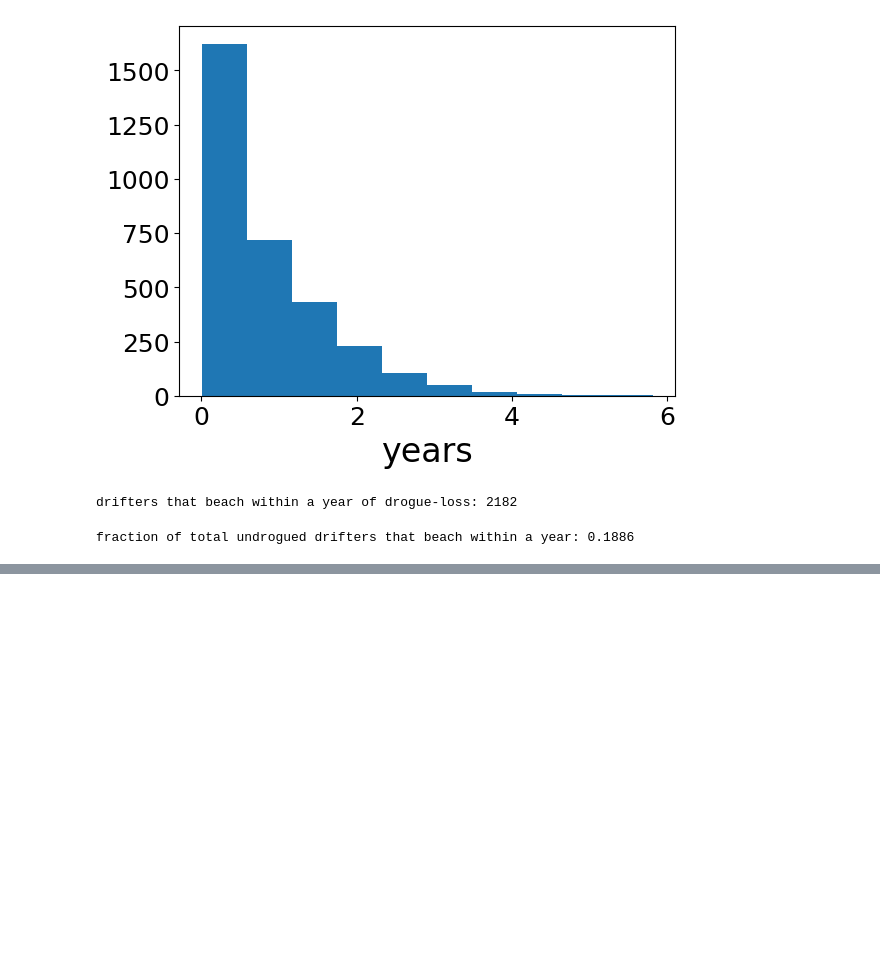
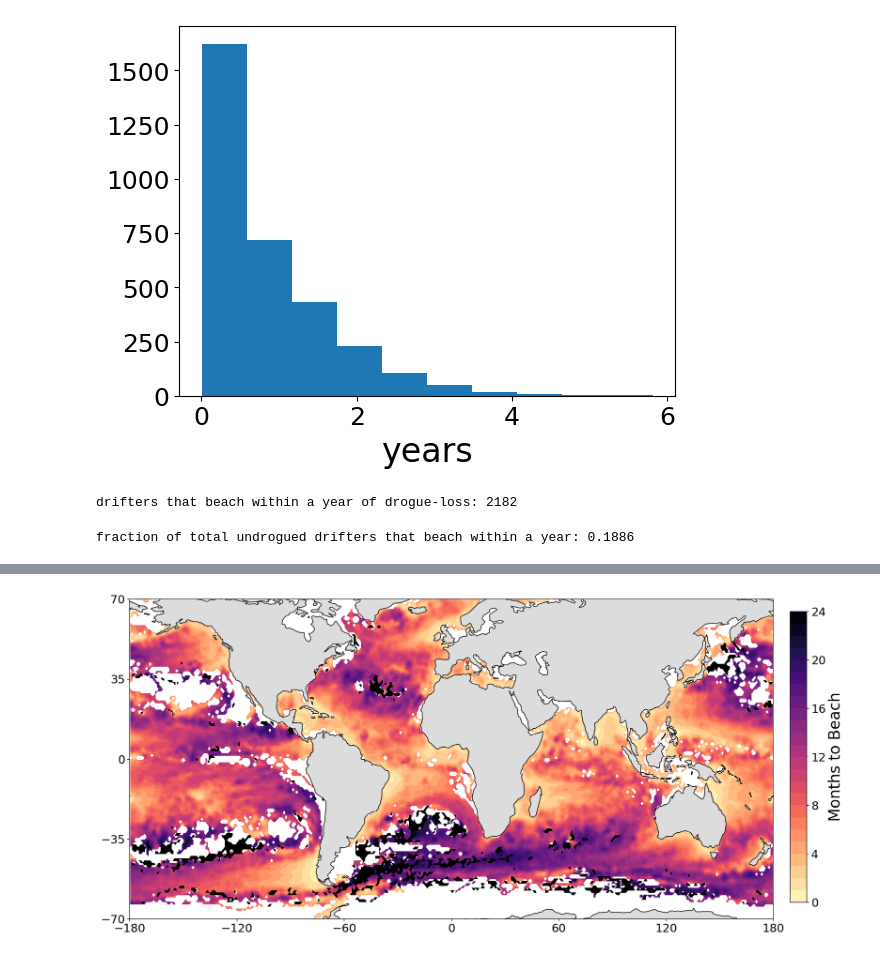
Before and after one commit to GHOpenonic/Global-ocean-beaching-pathways-of-surface-drifters, a Jupyter notebook: time_to_beach.ipynb, the cells around one changed output, grey strips where cells are left out. Cells and saved outputs as stored; diff of their text form; code cells hidden in the pictures; blank space fills up the shorter version.

```diff
--- a/time_to_beach.ipynb
+++ b/time_to_beach.ipynb
@@ -143,0 +106,13 @@ plt.show()
+# %%
+mean_months_to_beach, x_edge, y_edge, binnumber = sci_stats.binned_statistic_2d(
+    time_valid['lon'],
+    time_valid['lat'],
+    values=time_valid['time_to_beach_months'],
+    statistic='mean',
+    bins=[lon_bins, lat_bins]
+)
+
+mean_months_to_beach_filtered = nan_gaussian_filter(
+    mean_months_to_beach,
+    sigma=sigma
+)
@@ -144,3 +152,57 @@ plt.show()
+# %%
+world = gpd.read_file(geodatasets.data.naturalearth.land.path)
+
+fig, ax1 = plt.subplots(
+    1,
+    1,
+    figsize=(18, 9),
+    subplot_kw={'projection': ccrs.PlateCarree(central_longitude=0)}
+)
+
+ax1.set_extent([-180, 180, -70, 70], crs=ccrs.PlateCarree())
+ax1.set_xticks([-180, -120, -60, 0, 60, 120, 180], crs=ccrs.PlateCarree())
+ax1.set_yticks([-70, -35, 0, 35, 70], crs=ccrs.PlateCarree())
+
+# Missing values remain white
+cmap = plt.get_cmap('magma_r').copy()
+cmap.set_bad('white')
+
+# Main field: valid data only
+im1 = ax1.contourf(
+    lon_centers,
+    lat_centers,
+    mean_months_to_beach_filtered.T,
+    cmap=cmap,
+    transform=ccrs.PlateCarree(),
+    vmin=0,
+    vmax=24,
+    levels=np.linspace(0, 24, 25)
+)
+
+# Overlay >2-year cells as black
+ax1.contourf(
+    lon_centers,
+    lat_centers,
+    over_2yr_layer.T,
+    levels=[0.5, 1.5],
+    colors=['black'],
+    transform=ccrs.PlateCarree()
+)
+
+# Land and coastlines
+world.plot(ax=ax1, color='gainsboro', edgecolor='none', transform=ccrs.PlateCarree())
+ax1.coastlines(color='black')
+
+ax1.set_aspect('auto')
+
+# Colorbar only applies to valid <=2-year data
+cbar_ax = fig.add_axes([0.92, 0.15, 0.02, 0.7])
+cbar = fig.colorbar(im1, cax=cbar_ax, label='Months to Beach')
+cbar.set_ticks([0, 4, 8, 12, 16, 20, 24])
+
+plt.show()
+# %% [output]
+[figure, added]
 # %%
 # let's look at the vector field of velocity
 # %%
```
Also changed, not shown: parts of 15 cells of this notebook.
